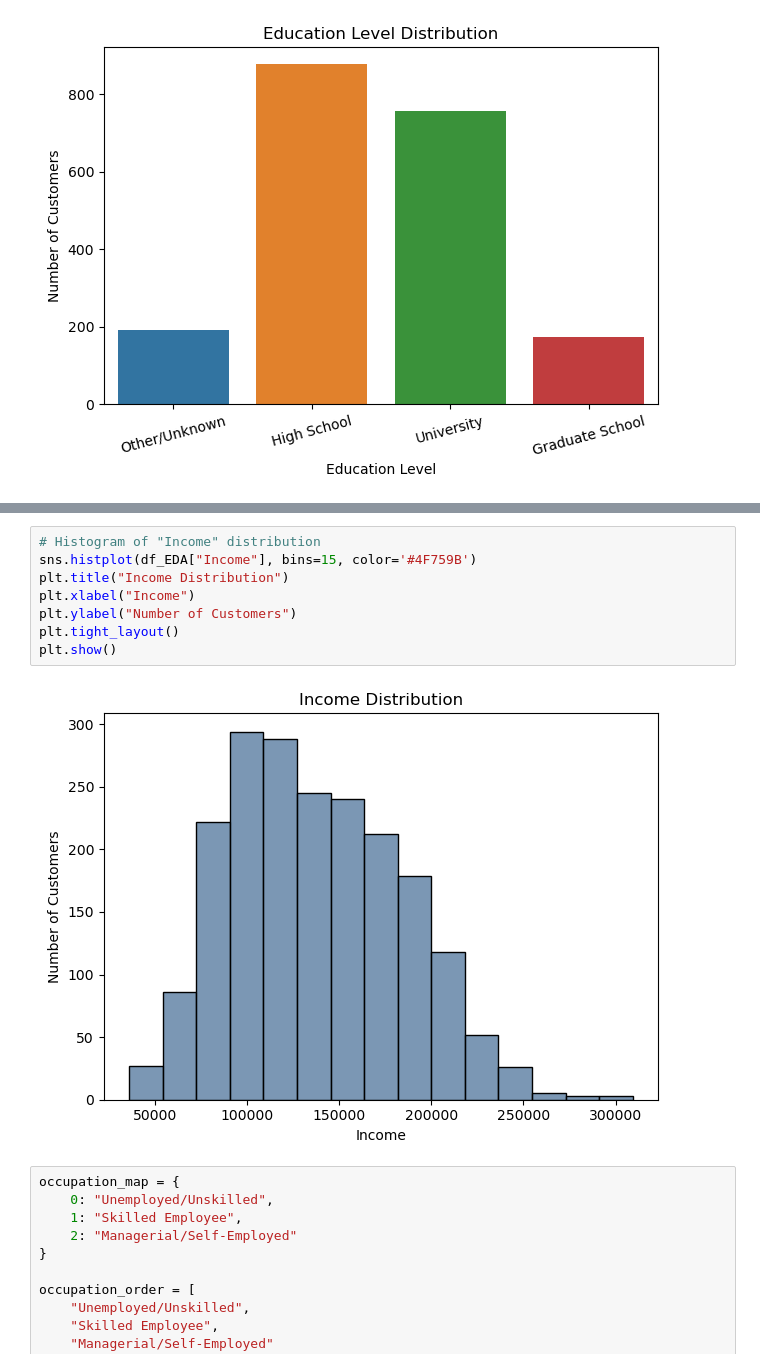
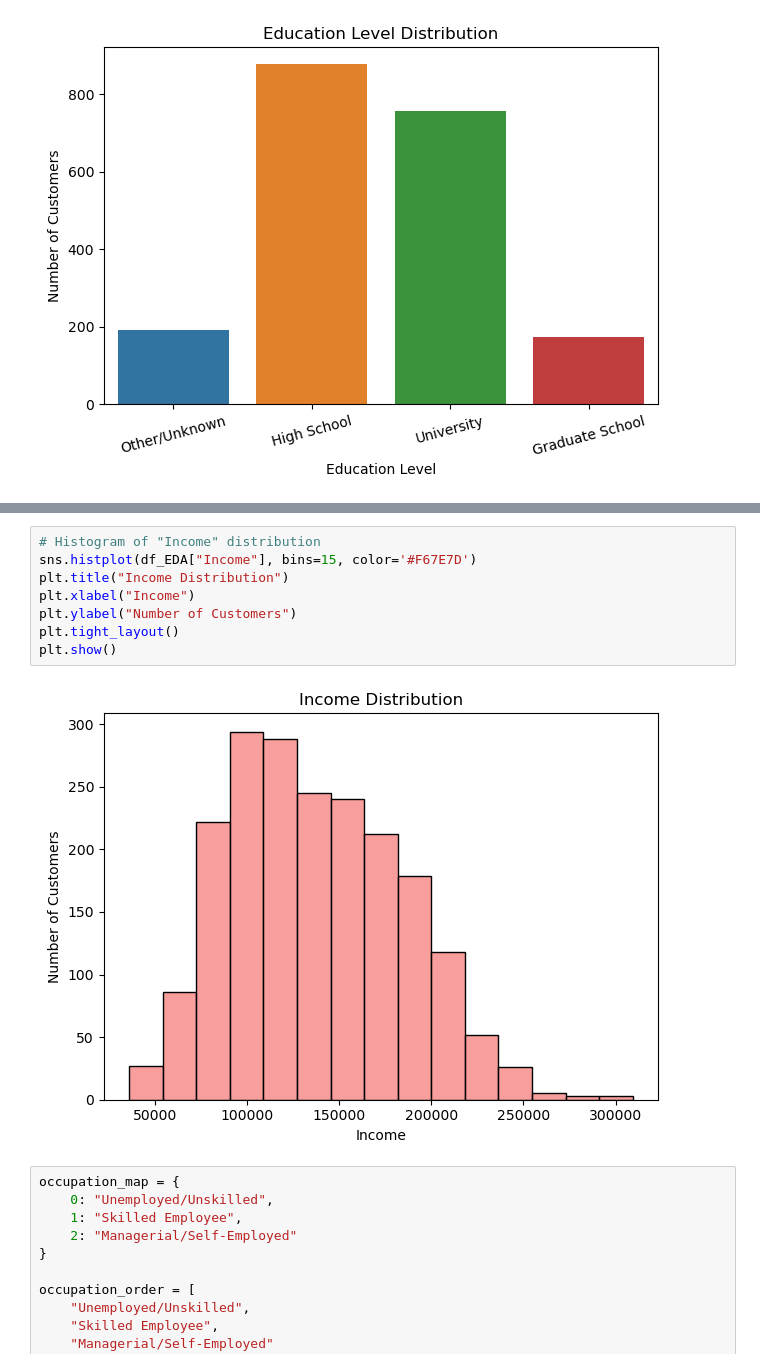
Before and after one commit to hearangheo/Applied-Predictive-Analytics, a Jupyter notebook: Assignment2_HeaRangHeo.ipynb, the cells around one changed output, grey strips where cells are left out. Drawn from its saved outputs; the diff is of its cells as text.

```diff
--- a/Assignment2_HeaRangHeo.ipynb
+++ b/Assignment2_HeaRangHeo.ipynb
@@ -162,13 +180,13 @@ Name: count, dtype: int64
 # %%
 # Histogram of "Income" distribution
-sns.histplot(df_EDA["Income"], bins=15, color='#4F759B')
+sns.histplot(df_EDA["Income"], bins=15, color='#F67E7D')
 plt.title("Income Distribution")
 plt.xlabel("Income")
 plt.ylabel("Number of Customers")
 plt.tight_layout()
 plt.show()
 # %% [output]
-[figure, old version]
+[figure, new version]
 # %%
 occupation_map = {
     0: "Unemployed/Unskilled",
```
Also changed, not shown: parts of 20 cells of this notebook.
